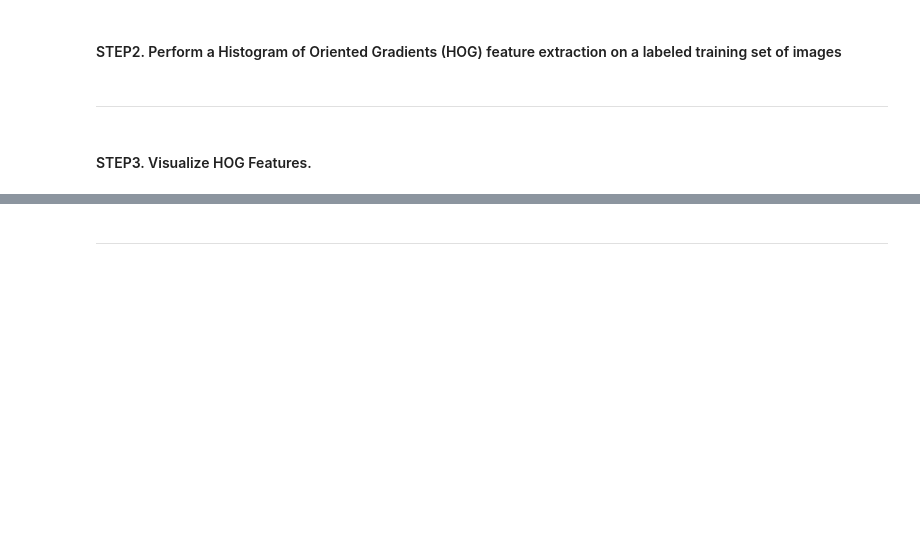
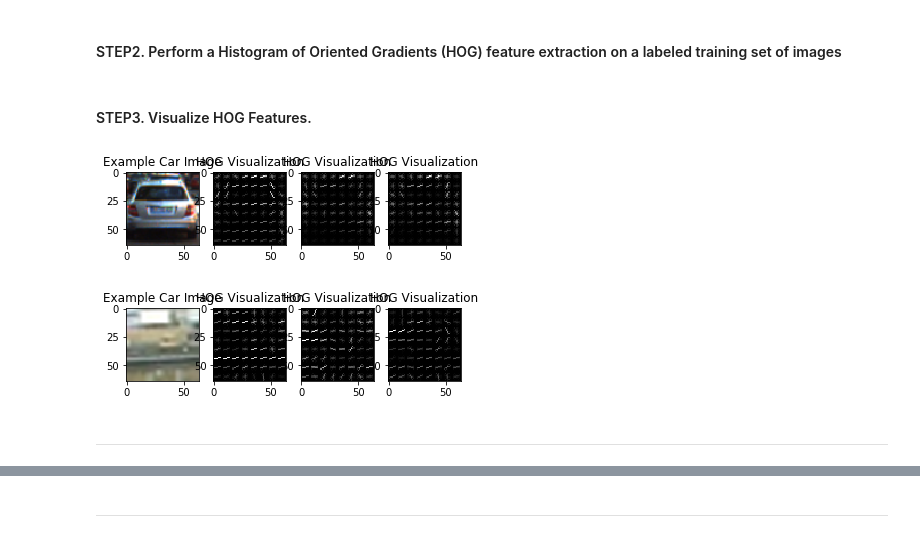
Before and after one commit to BlueBubbleWei/SDCND, a Jupyter notebook: Term1-P5-Vehicle-Detection/Project5_Vehicle_Detection.ipynb, the cells around one changed output, grey strips where cells are left out. Drawn from its saved outputs; the diff is of its cells as text; code cells hidden in the pictures; blank space fills up the shorter version.

```diff
--- a/Term1-P5-Vehicle-Detection/Project5_Vehicle_Detection.ipynb
+++ b/Term1-P5-Vehicle-Detection/Project5_Vehicle_Detection.ipynb
@@ -187,4 +94,49 @@ def color_hist_features(img, nbins=32, bins_range=(0, 256)):
+# %% [markdown]
+#### STEP3. Visualize HOG Features.
+# %%
+cspace = 'YCrCb' # Can be RGB, HSV, LUV, HLS, YUV, YCrCb
+orient = 9
+pix_per_cell = 8
+cell_per_block = 2
+hog_channel = "ALL" # Can be 0, 1, 2, or "ALL"
+
+# Check the HOG extraction
+
+cars = glob.glob('/data/lesson17/GTIvehicleimagedatabase/vehicles/*/*.png')
+notcars = glob.glob('/data/lesson17/GTIvehicleimagedatabase/non-vehicles/*/*.png')
+
+random_index = np.random.randint(0, len(cars))
+
+img = cars[random_index]
+features, hog_image = features_for_vis(mpimg.imread(img), cspace=cspace,
+                        pix_per_cell=pix_per_cell, cell_per_block=cell_per_block,
+                        hog_channel=hog_channel)
+
+fig = plt.figure()
+plt.subplot(1, len(hog_image)+1, 1)
+plt.imshow(mpimg.imread(img))
+plt.title('Example Car Image')
+for idx, hog_img in enumerate(hog_image):
+  plt.subplot(1, len(hog_image)+1, idx+2)
+  plt.imshow(hog_img, cmap='gray')
+  plt.title('HOG Visualization')
+
+
+img = notcars[random_index]
+features, hog_image = features_for_vis(mpimg.imread(img), cspace=cspace,
+                        pix_per_cell=pix_per_cell, cell_per_block=cell_per_block,
+                        hog_channel=hog_channel)
+
+fig = plt.figure()
+plt.subplot(1, len(hog_image)+1, 1)
+plt.imshow(mpimg.imread(img))
+plt.title('Example Car Image')
+for idx, hog_img in enumerate(hog_image):
+  plt.subplot(1, len(hog_image)+1, idx+2)
+  plt.imshow(hog_img, cmap='gray')
+  plt.title('HOG Visualization')
+# %% [output]
+[figure, added]
+[figure, added]
 # %% [markdown]
 ---
-# %% [markdown]
-#### STEP3. Visualize HOG Features.
```
Also changed, not shown: parts of 35 cells of this notebook, 25 other files.
